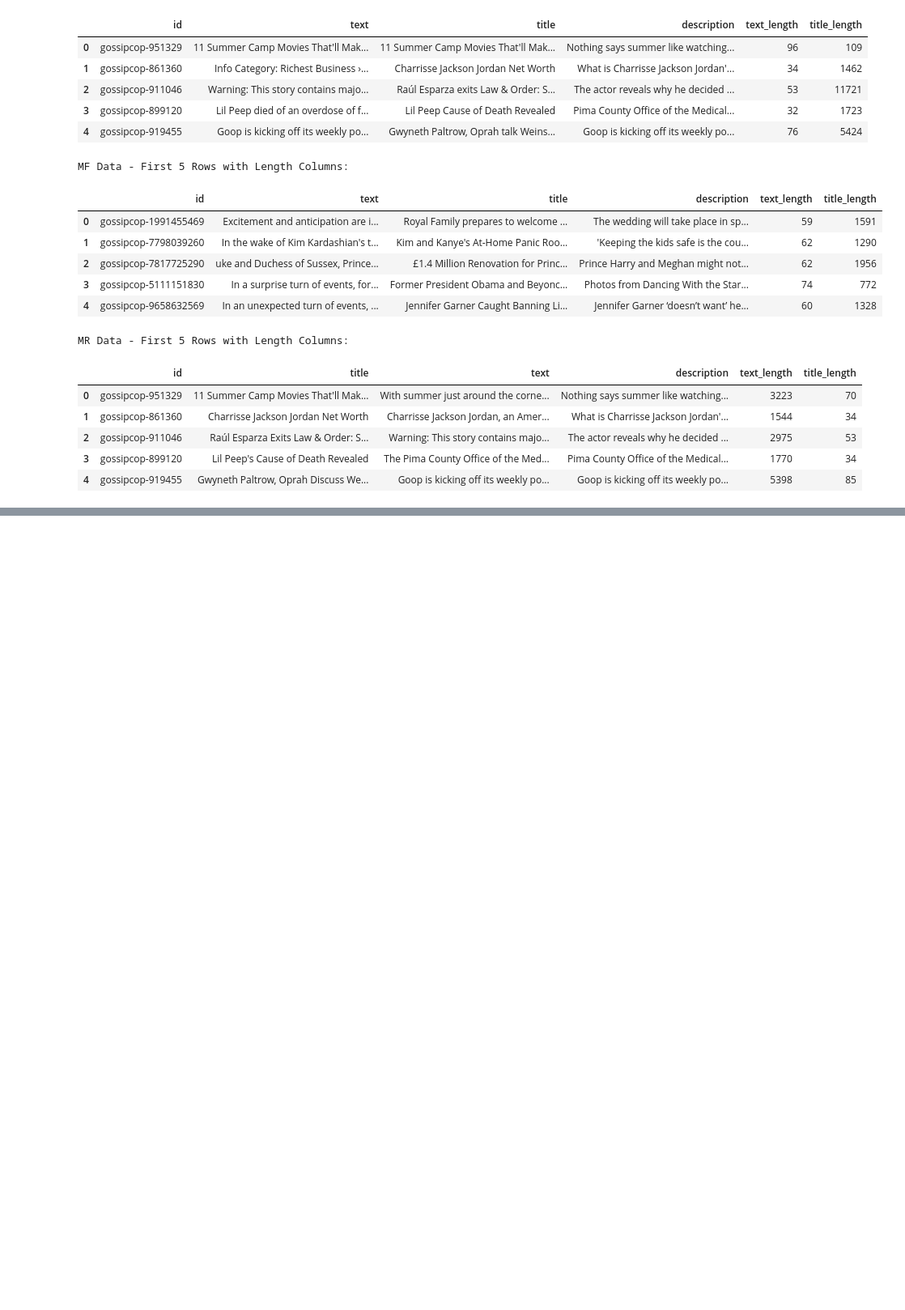
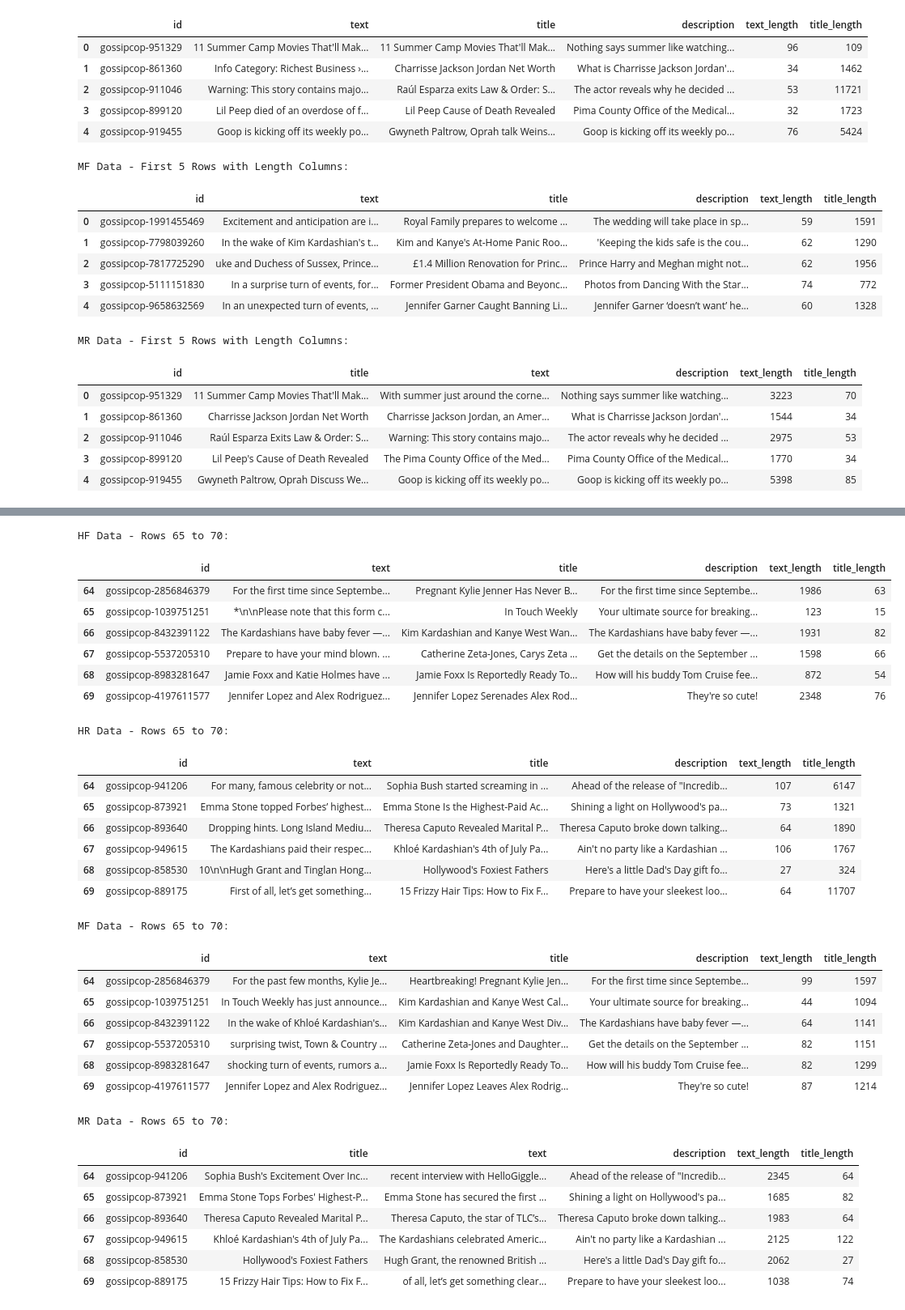
Before and after one commit to kbank1/fake_news, a Jupyter notebook: notebooks/notebook_CZ.ipynb, the cells around one changed output, grey strips where cells are left out. Shown at 81% size. Drawn from its saved outputs; the diff is of its cells as text; code cells hidden in the pictures; blank space fills up the shorter version.

```diff
--- a/notebooks/notebook_CZ.ipynb
+++ b/notebooks/notebook_CZ.ipynb
@@ -875,0 +892,46 @@ MR Data - First 5 Rows with Length Columns:
+# %%
+# Display rows 65 to 70 for all datasets
+print("HF Data - Rows 65 to 70:")
+display(hf_data.iloc[64:70])
+
+print("\nHR Data - Rows 65 to 70:")
+display(hr_data.iloc[64:70])
+
+print("\nMF Data - Rows 65 to 70:")
+display(mf_data.iloc[64:70])
+
+print("\nMR Data - Rows 65 to 70:")
+display(mr_data.iloc[64:70])
+# %% [output]
+HF Data - Rows 65 to 70:
+|  | id | text | title | description | text_length | title_length |
+| 64 | gossipcop-2856846379 | For the first time since Septembe... | Pregnant Kylie Jenner Has Never B... | For the first time since Septembe... | 1986 | 63 |
+| 65 | gossipcop-1039751251 | *\n\nPlease note that this form c... | In Touch Weekly | Your ultimate source for breaking... | 123 | 15 |
+| 66 | gossipcop-8432391122 | The Kardashians have baby fever —... | Kim Kardashian and Kanye West Wan... | The Kardashians have baby fever —... | 1931 | 82 |
+| 67 | gossipcop-5537205310 | Prepare to have your mind blown. ... | Catherine Zeta-Jones, Carys Zeta ... | Get the details on the September ... | 1598 | 66 |
+| 68 | gossipcop-8983281647 | Jamie Foxx and Katie Holmes have ... | Jamie Foxx Is Reportedly Ready To... | How will his buddy Tom Cruise fee... | 872 | 54 |
+| 69 | gossipcop-4197611577 | Jennifer Lopez and Alex Rodriguez... | Jennifer Lopez Serenades Alex Rod... | They're so cute! | 2348 | 76 |
+HR Data - Rows 65 to 70:
+|  | id | text | title | description | text_length | title_length |
+| 64 | gossipcop-941206 | For many, famous celebrity or not... | Sophia Bush started screaming in ... | Ahead of the release of "Incredib... | 107 | 6147 |
+| 65 | gossipcop-873921 | Emma Stone topped Forbes’ highest... | Emma Stone Is the Highest-Paid Ac... | Shining a light on Hollywood's pa... | 73 | 1321 |
+| 66 | gossipcop-893640 | Dropping hints. Long Island Mediu... | Theresa Caputo Revealed Marital P... | Theresa Caputo broke down talking... | 64 | 1890 |
+| 67 | gossipcop-949615 | The Kardashians paid their respec... | Khloé Kardashian's 4th of July Pa... | Ain't no party like a Kardashian ... | 106 | 1767 |
+| 68 | gossipcop-858530 | 10\n\nHugh Grant and Tinglan Hong... | Hollywood's Foxiest Fathers | Here's a little Dad's Day gift fo... | 27 | 324 |
+| 69 | gossipcop-889175 | First of all, let’s get something... | 15 Frizzy Hair Tips: How to Fix F... | Prepare to have your sleekest loo... | 64 | 11707 |
+MF Data - Rows 65 to 70:
+|  | id | text | title | description | text_length | title_length |
+| 64 | gossipcop-2856846379 | For the past few months, Kylie Je... | Heartbreaking! Pregnant Kylie Jen... | For the first time since Septembe... | 99 | 1597 |
+| 65 | gossipcop-1039751251 | In Touch Weekly has just announce... | Kim Kardashian and Kanye West Cal... | Your ultimate source for breaking... | 44 | 1094 |
+| 66 | gossipcop-8432391122 | In the wake of Khloé Kardashian's... | Kim Kardashian and Kanye West Div... | The Kardashians have baby fever —... | 64 | 1141 |
+| 67 | gossipcop-5537205310 | surprising twist, Town & Country ... | Catherine Zeta-Jones and Daughter... | Get the details on the September ... | 82 | 1151 |
+| 68 | gossipcop-8983281647 | shocking turn of events, rumors a... | Jamie Foxx Is Reportedly Ready To... | How will his buddy Tom Cruise fee... | 82 | 1299 |
+| 69 | gossipcop-4197611577 | Jennifer Lopez and Alex Rodriguez... | Jennifer Lopez Leaves Alex Rodrig... | They're so cute! | 87 | 1214 |
+MR Data - Rows 65 to 70:
+|  | id | title | text | description | text_length | title_length |
+| 64 | gossipcop-941206 | Sophia Bush's Excitement Over Inc... | recent interview with HelloGiggle... | Ahead of the release of "Incredib... | 2345 | 64 |
+| 65 | gossipcop-873921 | Emma Stone Tops Forbes' Highest-P... | Emma Stone has secured the first ... | Shining a light on Hollywood's pa... | 1685 | 82 |
+| 66 | gossipcop-893640 | Theresa Caputo Revealed Marital P... | Theresa Caputo, the star of TLC’s... | Theresa Caputo broke down talking... | 1983 | 64 |
+| 67 | gossipcop-949615 | Khloé Kardashian's 4th of July Pa... | The Kardashians celebrated Americ... | Ain't no party like a Kardashian ... | 2125 | 122 |
+| 68 | gossipcop-858530 | Hollywood's Foxiest Fathers | Hugh Grant, the renowned British ... | Here's a little Dad's Day gift fo... | 2062 | 27 |
+| 69 | gossipcop-889175 | 15 Frizzy Hair Tips: How to Fix F... | of all, let’s get something clear... | Prepare to have your sleekest loo... | 1038 | 74 |
```
Also changed, not shown: parts of 1 cell of this notebook.
